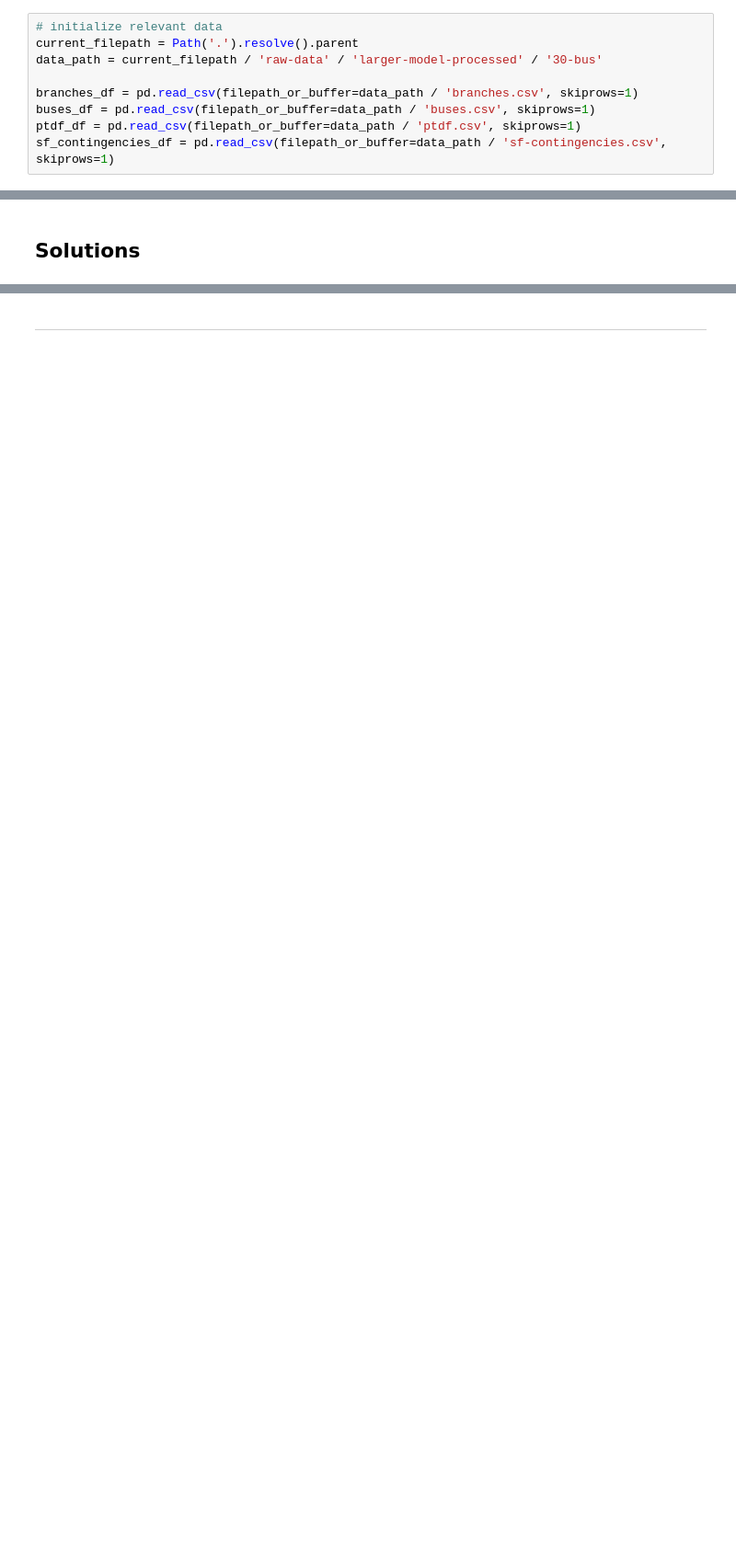
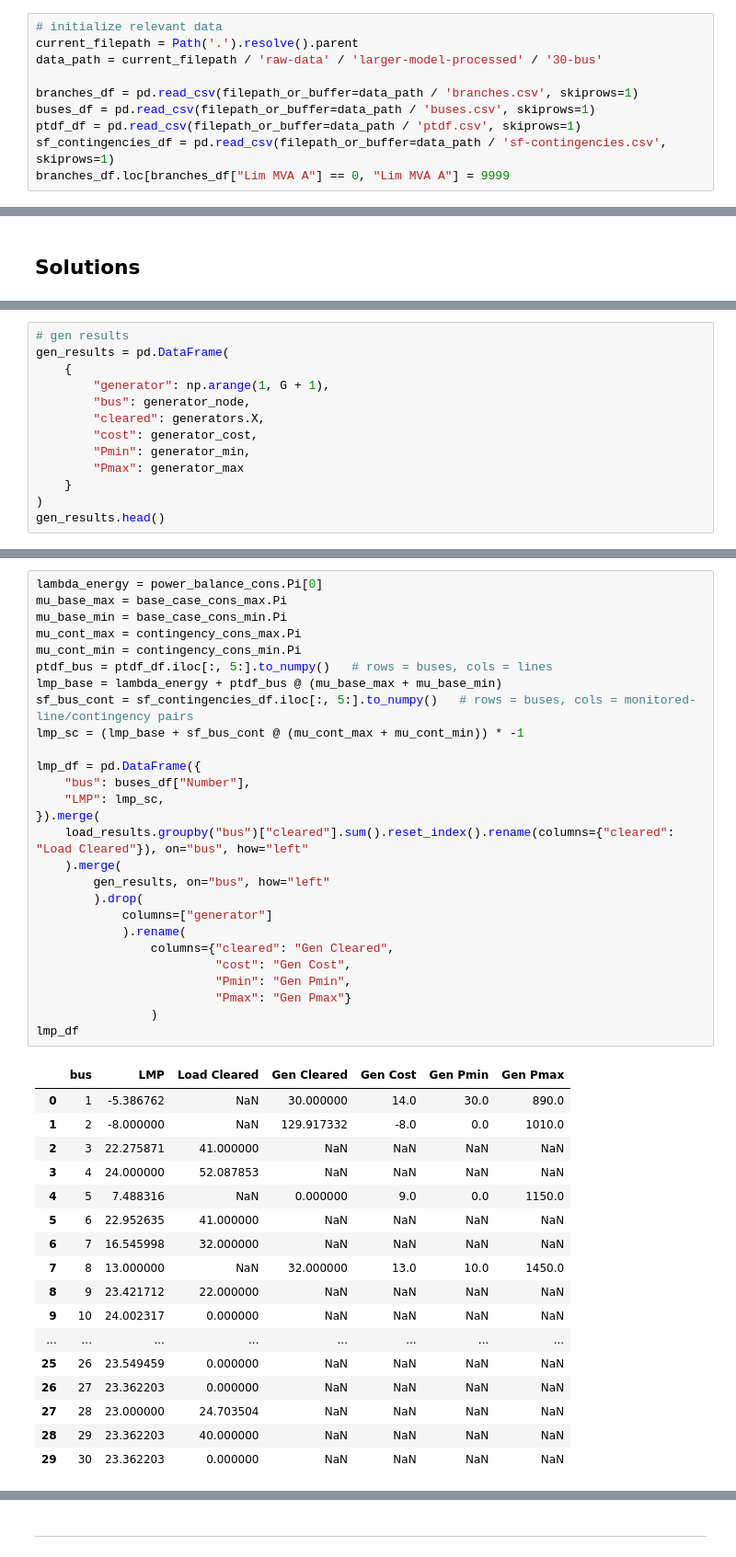
Before and after one commit to co370w26-group-smbt/power-grid-clearing, a Jupyter notebook: gurobi-formulation/da_clearance_formulation-tim.ipynb, the cells around one changed output, grey strips where cells are left out. Shown at 92% size. Saved outputs shown, nothing was run; the diff lists cells and outputs as text; blank space fills up the shorter version.

```diff
--- a/gurobi-formulation/da_clearance_formulation-tim.ipynb
+++ b/gurobi-formulation/da_clearance_formulation-tim.ipynb
@@ -21,6 +21,7 @@ branches_df = pd.read_csv(filepath_or_buffer=data_path / 'branches.csv', skiprow
 buses_df = pd.read_csv(filepath_or_buffer=data_path / 'buses.csv', skiprows=1)
 ptdf_df = pd.read_csv(filepath_or_buffer=data_path / 'ptdf.csv', skiprows=1)
 sf_contingencies_df = pd.read_csv(filepath_or_buffer=data_path / 'sf-contingencies.csv', skiprows=1)
+branches_df.loc[branches_df["Lim MVA A"] == 0, "Lim MVA A"] = 9999
 # %% [markdown]
 # Bid stack generation
 # %%
@@ -285,0 +249,13 @@ line_loadings_df.sort_values("% Max Load", ascending=False).head(20)
+# %%
+# gen results
+gen_results = pd.DataFrame(
+    {
+        "generator": np.arange(1, G + 1),
+        "bus": generator_node,
+        "cleared": generators.X,
+        "cost": generator_cost,
+        "Pmin": generator_min,
+        "Pmax": generator_max
+    }
+)
+gen_results.head()
@@ -285,0 +289,45 @@ line_loadings_df.sort_values("% Max Load", ascending=False).head(20)
+# %%
+lambda_energy = power_balance_cons.Pi[0]
+mu_base_max = base_case_cons_max.Pi
+mu_base_min = base_case_cons_min.Pi
+mu_cont_max = contingency_cons_max.Pi
+mu_cont_min = contingency_cons_min.Pi
+ptdf_bus = ptdf_df.iloc[:, 5:].to_numpy()   # rows = buses, cols = lines
+lmp_base = lambda_energy + ptdf_bus @ (mu_base_max + mu_base_min)
+sf_bus_cont = sf_contingencies_df.iloc[:, 5:].to_numpy()   # rows = buses, cols = monitored-line/contingency pairs
+lmp_sc = (lmp_base + sf_bus_cont @ (mu_cont_max + mu_cont_min)) * -1
+
+lmp_df = pd.DataFrame({
+    "bus": buses_df["Number"],
+    "LMP": lmp_sc,
+}).merge(
+    load_results.groupby("bus")["cleared"].sum().reset_index().rename(columns={"cleared": "Load Cleared"}), on="bus", how="left"
+    ).merge(
+        gen_results, on="bus", how="left"
+        ).drop(
+            columns=["generator"]
+            ).rename(
+                columns={"cleared": "Gen Cleared",
+                         "cost": "Gen Cost",
+                         "Pmin": "Gen Pmin",
+                         "Pmax": "Gen Pmax"}
+                )
+lmp_df
+# %% [output]
+|  | bus | LMP | Load Cleared | Gen Cleared | Gen Cost | Gen Pmin | Gen Pmax |
+| 0 | 1 | -5.386762 | NaN | 30.000000 | 14.0 | 30.0 | 890.0 |
+| 1 | 2 | -8.000000 | NaN | 129.917332 | -8.0 | 0.0 | 1010.0 |
+| 2 | 3 | 22.275871 | 41.000000 | NaN | NaN | NaN | NaN |
+| 3 | 4 | 24.000000 | 52.087853 | NaN | NaN | NaN | NaN |
+| 4 | 5 | 7.488316 | NaN | 0.000000 | 9.0 | 0.0 | 1150.0 |
+| 5 | 6 | 22.952635 | 41.000000 | NaN | NaN | NaN | NaN |
+| 6 | 7 | 16.545998 | 32.000000 | NaN | NaN | NaN | NaN |
+| 7 | 8 | 13.000000 | NaN | 32.000000 | 13.0 | 10.0 | 1450.0 |
+| 8 | 9 | 23.421712 | 22.000000 | NaN | NaN | NaN | NaN |
+| 9 | 10 | 24.002317 | 0.000000 | NaN | NaN | NaN | NaN |
+| ... | ... | ... | ... | ... | ... | ... | ... |
+| 25 | 26 | 23.549459 | 0.000000 | NaN | NaN | NaN | NaN |
+| 26 | 27 | 23.362203 | 0.000000 | NaN | NaN | NaN | NaN |
+| 27 | 28 | 23.000000 | 24.703504 | NaN | NaN | NaN | NaN |
+| 28 | 29 | 23.362203 | 40.000000 | NaN | NaN | NaN | NaN |
+| 29 | 30 | 23.362203 | 0.000000 | NaN | NaN | NaN | NaN |
```
Also changed, not shown: parts of 10 cells of this notebook.
